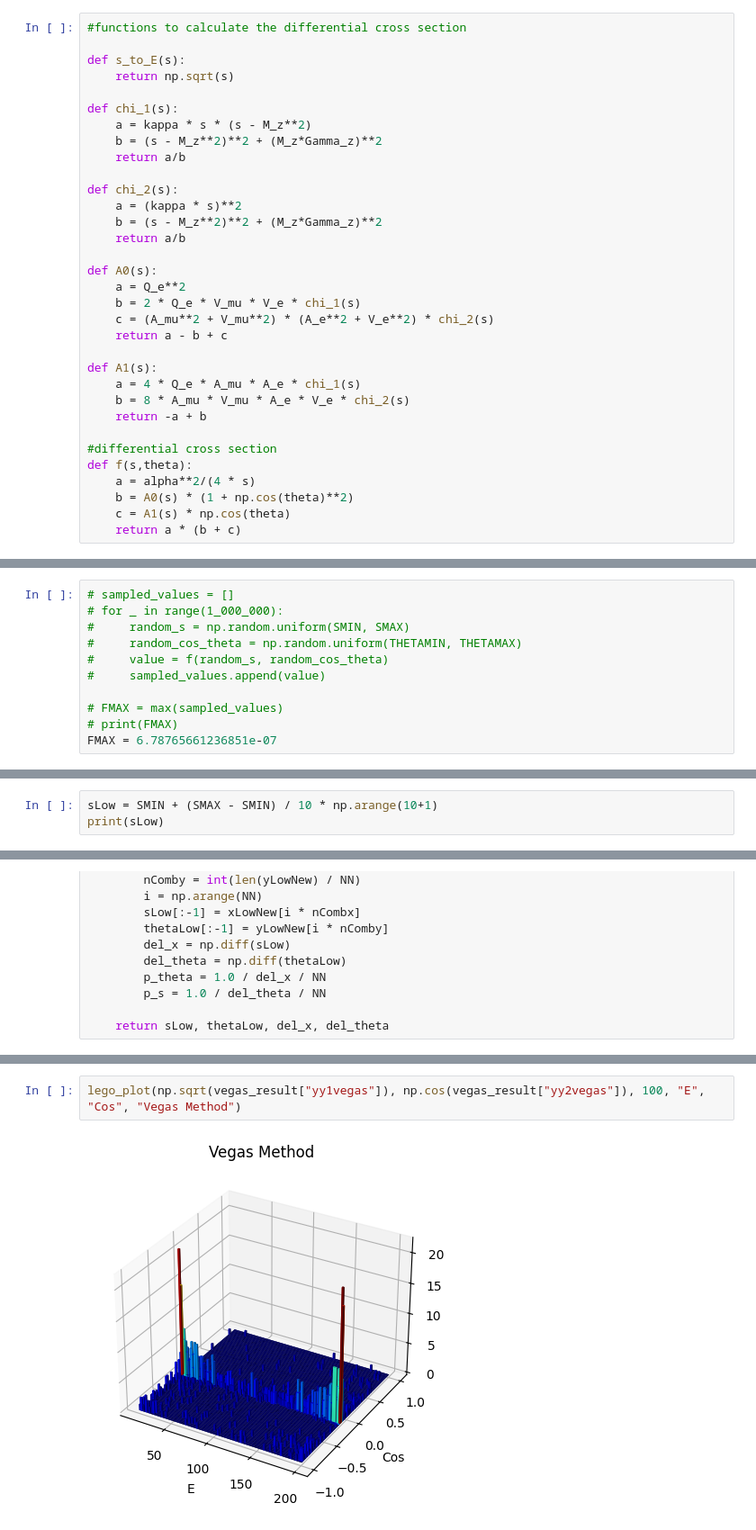
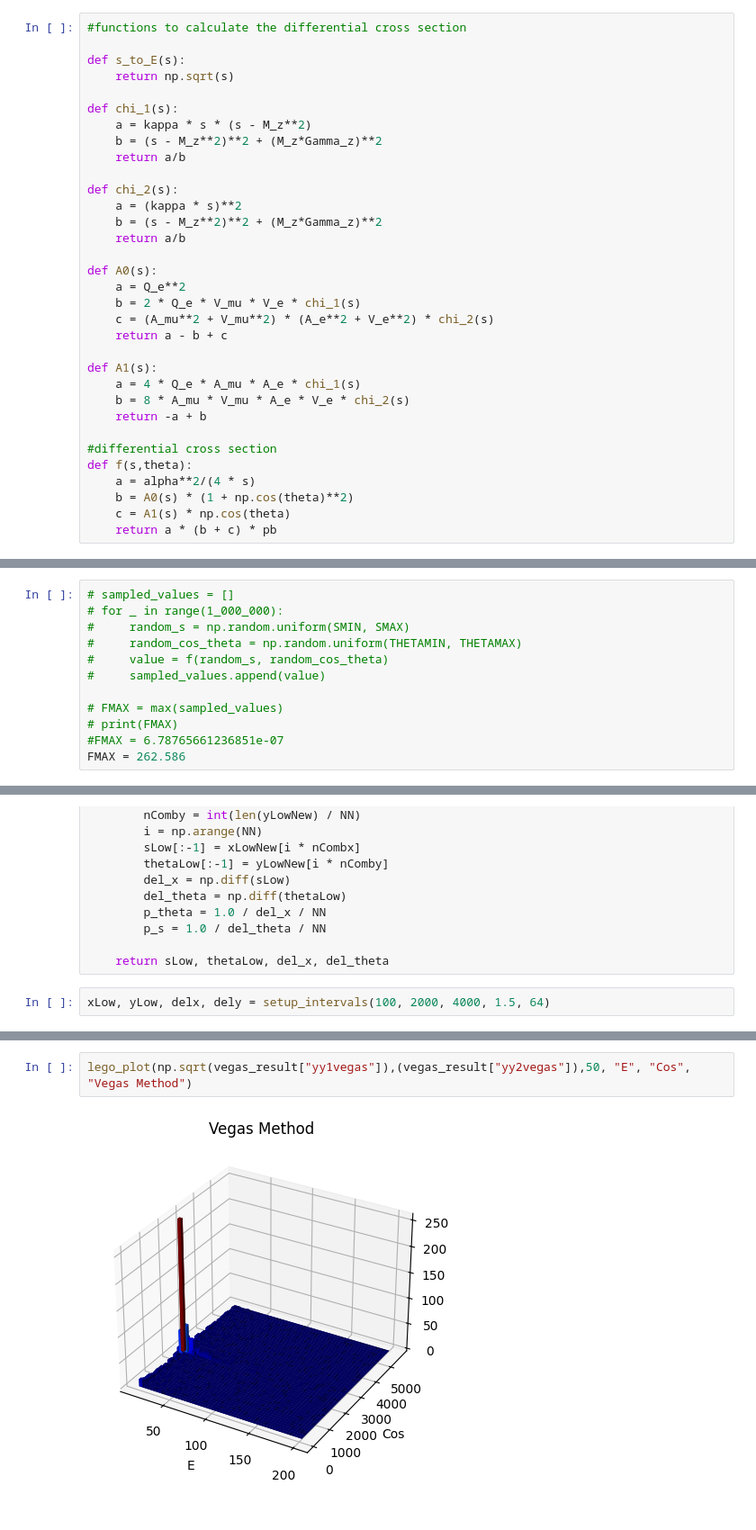
Before and after one commit to Alfredolazagna/Drell-Yan-Production-with-VEGAS-C-, a Jupyter notebook: drell-yan.ipynb, the cells around one changed output, grey strips where cells are left out. Shown at 90% size. Saved outputs shown, nothing was run; the diff lists cells and outputs as text.

```diff
--- a/drell-yan.ipynb
+++ b/drell-yan.ipynb
@@ -125,7 +124,7 @@ def f(s,theta):
     a = alpha**2/(4 * s)
     b = A0(s) * (1 + np.cos(theta)**2)
     c = A1(s) * np.cos(theta)
-    return a * (b + c)
+    return a * (b + c) * pb
 # %%
 def lego_plot(xAmplitudes, yAmplitudes, nBins, xLabel, yLabel, title):
     x = np.array(xAmplitudes)  # turn x,y data into numpy arrays
@@ -200,7 +200,8 @@ def plot_histograms(s_values, theta_values, nBins):
 
 # FMAX = max(sampled_values)
 # print(FMAX)
-FMAX = 6.78765661236851e-07
+#FMAX = 6.78765661236851e-07
+FMAX = 262.586
 # %% [markdown]
 # Problem A:
 
@@ -259,6 +266,3 @@ Use the VEGAS Monte Carlo method [6, 7] to generate events (ECM, cos θ) for the
 process in a range ECM ∈ [10, 200] GeV and cos θ ∈ [−1, 1]. Compare how many function evaluations are
 needed to arrive at the same number of samples, e.g. 10,000. Discuss the settings you use for the VEGAS
 algorithm, i.e. how many iterations, what kind of damping factor, and how many bins, etc.
-# %%
-sLow = SMIN + (SMAX - SMIN) / 10 * np.arange(10+1)
-print(sLow)
@@ -335,4 +330,6 @@ def setup_intervals(NN=100, KK=2000, nIterations=4000, alpha_damp=1.5, seed=None
         p_s = 1.0 / del_theta / NN
 
     return sLow, thetaLow, del_x, del_theta
+# %%
+xLow, yLow, delx, dely = setup_intervals(100, 2000, 4000, 1.5, 64)
 # %%
@@ -392,4 +409,4 @@ vegas_result = vegas(1_000, 0.5, seed=64)
 # %%
-lego_plot(np.sqrt(vegas_result["yy1vegas"]), np.cos(vegas_result["yy2vegas"]), 100, "E", "Cos", "Vegas Method")
+lego_plot(np.sqrt(vegas_result["yy1vegas"]),(vegas_result["yy2vegas"]),50, "E", "Cos", "Vegas Method")
 # %% [output]
-[figure, old version]
+[figure, new version]
```
Also changed, not shown: parts of 13 cells of this notebook, 1 other file.
